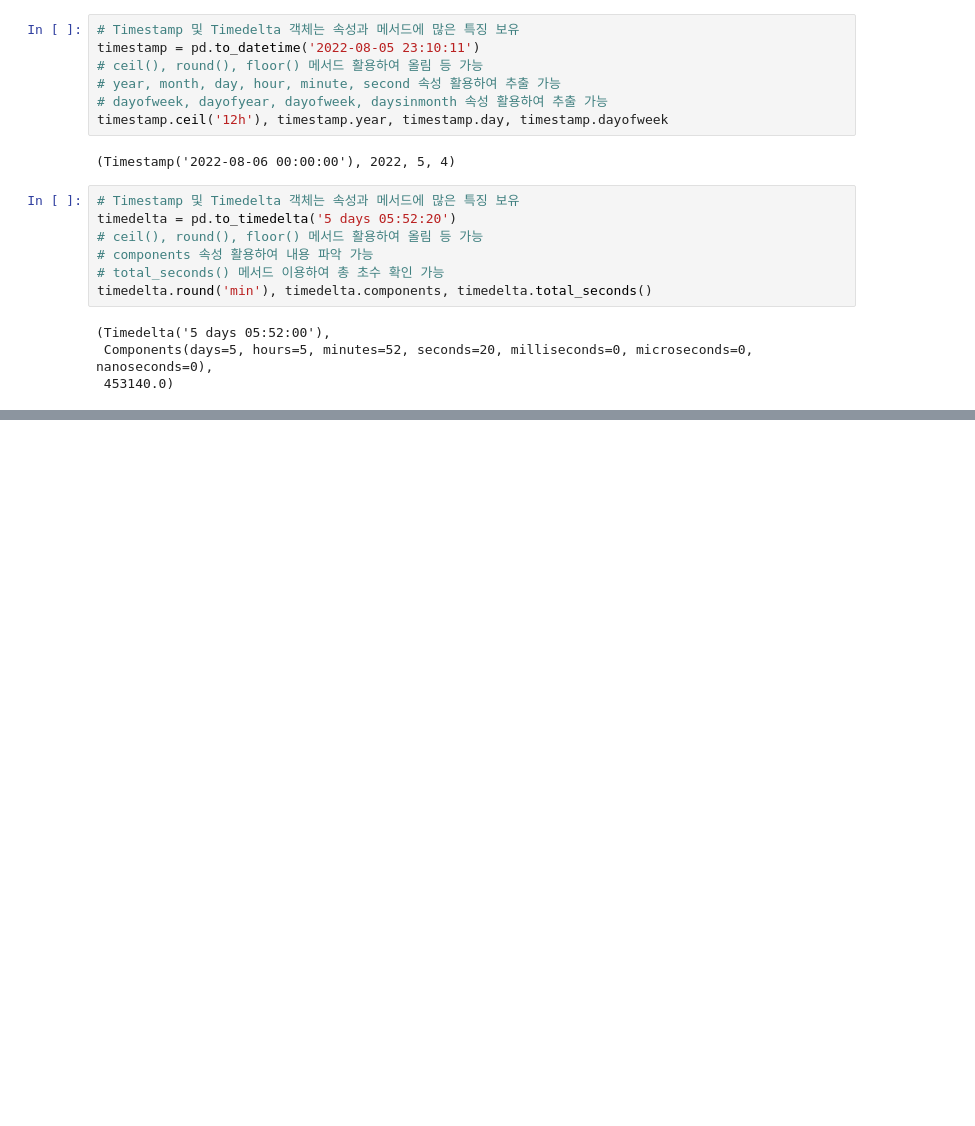
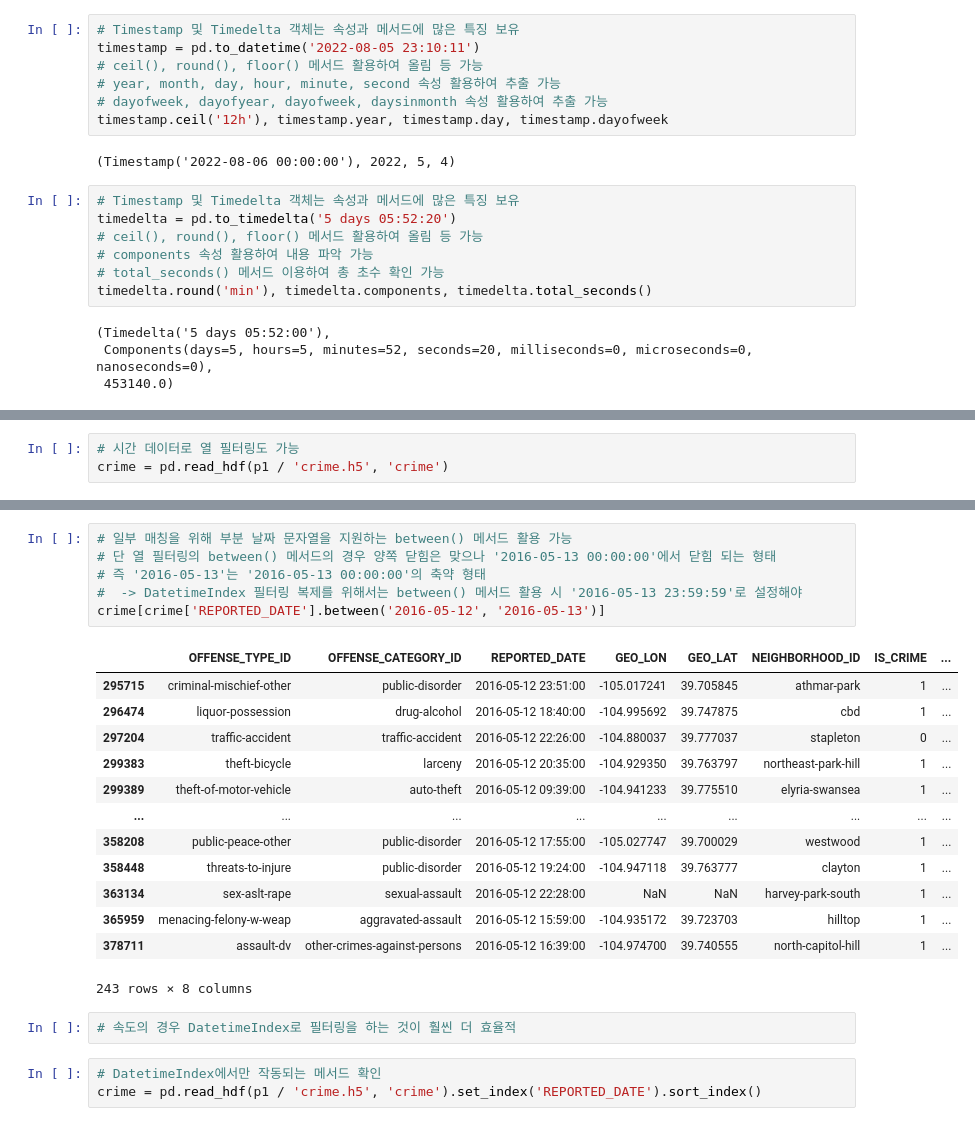
Before and after one commit to minstrel1149/pandas_practice-cookbook1, a Jupyter notebook: Pd_cookbook_1_chapter12.ipynb, the cells around one changed output, grey strips where cells are left out. Cells and saved outputs as stored; diff of their text form; blank space fills up the shorter version.

```diff
--- a/Pd_cookbook_1_chapter12.ipynb
+++ b/Pd_cookbook_1_chapter12.ipynb
@@ -83,0 +135,3 @@ timedelta.round('min'), timedelta.components, timedelta.total_seconds()
+# %%
+# 시간 데이터로 열 필터링도 가능
+crime = pd.read_hdf(p1 / 'crime.h5', 'crime')
@@ -83,0 +146,25 @@ timedelta.round('min'), timedelta.components, timedelta.total_seconds()
+# %%
+# 일부 매칭을 위해 부분 날짜 문자열을 지원하는 between() 메서드 활용 가능
+# 단 열 필터링의 between() 메서드의 경우 양쪽 닫힘은 맞으나 '2016-05-13 00:00:00'에서 닫힘 되는 형태
+# 즉 '2016-05-13'는 '2016-05-13 00:00:00'의 축약 형태
+#  -> DatetimeIndex 필터링 복제를 위해서는 between() 메서드 활용 시 '2016-05-13 23:59:59'로 설정해야
+crime[crime['REPORTED_DATE'].between('2016-05-12', '2016-05-13')]
+# %% [output]
+|  | OFFENSE_TYPE_ID | OFFENSE_CATEGORY_ID | REPORTED_DATE | GEO_LON | GEO_LAT | NEIGHBORHOOD_ID | IS_CRIME | ... |
+| 295715 | criminal-mischief-other | public-disorder | 2016-05-12 23:51:00 | -105.017241 | 39.705845 | athmar-park | 1 | ... |
+| 296474 | liquor-possession | drug-alcohol | 2016-05-12 18:40:00 | -104.995692 | 39.747875 | cbd | 1 | ... |
+| 297204 | traffic-accident | traffic-accident | 2016-05-12 22:26:00 | -104.880037 | 39.777037 | stapleton | 0 | ... |
+| 299383 | theft-bicycle | larceny | 2016-05-12 20:35:00 | -104.929350 | 39.763797 | northeast-park-hill | 1 | ... |
+| 299389 | theft-of-motor-vehicle | auto-theft | 2016-05-12 09:39:00 | -104.941233 | 39.775510 | elyria-swansea | 1 | ... |
+| ... | ... | ... | ... | ... | ... | ... | ... | ... |
+| 358208 | public-peace-other | public-disorder | 2016-05-12 17:55:00 | -105.027747 | 39.700029 | westwood | 1 | ... |
+| 358448 | threats-to-injure | public-disorder | 2016-05-12 19:24:00 | -104.947118 | 39.763777 | clayton | 1 | ... |
+| 363134 | sex-aslt-rape | sexual-assault | 2016-05-12 22:28:00 | NaN | NaN | harvey-park-south | 1 | ... |
+| 365959 | menacing-felony-w-weap | aggravated-assault | 2016-05-12 15:59:00 | -104.935172 | 39.723703 | hilltop | 1 | ... |
+| 378711 | assault-dv | other-crimes-against-persons | 2016-05-12 16:39:00 | -104.974700 | 39.740555 | north-capitol-hill | 1 | ... |
+243 rows × 8 columns
+# %%
+# 속도의 경우 DatetimeIndex로 필터링을 하는 것이 훨씬 더 효율적
+# %%
+# DatetimeIndex에서만 작동되는 메서드 확인
+crime = pd.read_hdf(p1 / 'crime.h5', 'crime').set_index('REPORTED_DATE').sort_index()
```
Also changed, not shown: parts of 14 cells of this notebook.
